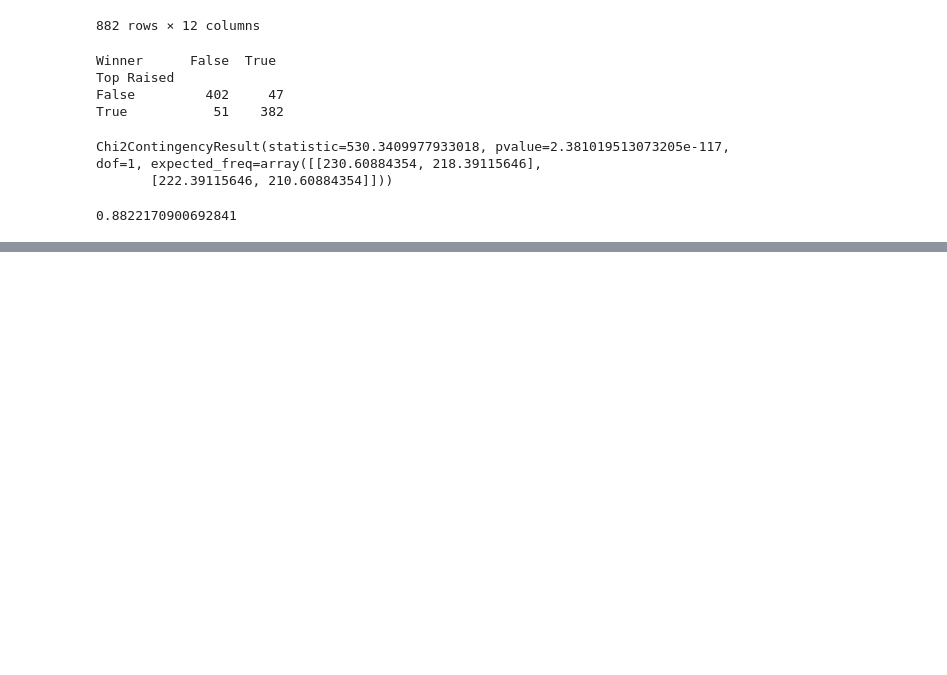
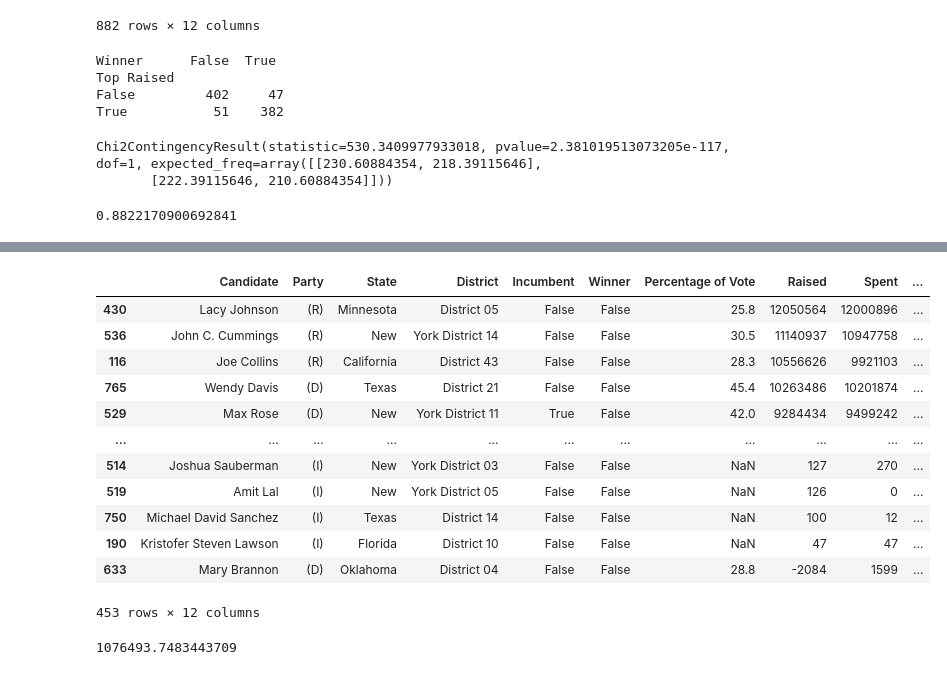
Before and after one commit to KagonDeans/webscraping-open-secrets, a Jupyter notebook: notebooks/MP_HOR_EDA.ipynb, the cells around one changed output, grey strips where cells are left out. Drawn from its saved outputs; the diff is of its cells as text; code cells hidden in the pictures; blank space fills up the shorter version.

```diff
--- a/notebooks/MP_HOR_EDA.ipynb
+++ b/notebooks/MP_HOR_EDA.ipynb
@@ -95,0 +188,23 @@ Chi2ContingencyResult(statistic=530.3409977933018, pvalue=2.381019513073205e-117
+# %%
+#sort loser df by amount raised
+hor_losers = hor_losers.sort_values('Raised', ascending = False)
+hor_losers
+# %% [output]
+|  | Candidate | Party | State | District | Incumbent | Winner | Percentage of Vote | Raised | Spent | ... |
+| 430 | Lacy Johnson | (R) | Minnesota | District 05 | False | False | 25.8 | 12050564 | 12000896 | ... |
+| 536 | John C. Cummings | (R) | New | York District 14 | False | False | 30.5 | 11140937 | 10947758 | ... |
+| 116 | Joe Collins | (R) | California | District 43 | False | False | 28.3 | 10556626 | 9921103 | ... |
+| 765 | Wendy Davis | (D) | Texas | District 21 | False | False | 45.4 | 10263486 | 10201874 | ... |
+| 529 | Max Rose | (D) | New | York District 11 | True | False | 42.0 | 9284434 | 9499242 | ... |
+| ... | ... | ... | ... | ... | ... | ... | ... | ... | ... | ... |
+| 514 | Joshua Sauberman | (I) | New | York District 03 | False | False | NaN | 127 | 270 | ... |
+| 519 | Amit Lal | (I) | New | York District 05 | False | False | NaN | 126 | 0 | ... |
+| 750 | Michael David Sanchez | (I) | Texas | District 14 | False | False | NaN | 100 | 12 | ... |
+| 190 | Kristofer Steven Lawson | (I) | Florida | District 10 | False | False | NaN | 47 | 47 | ... |
+| 633 | Mary Brannon | (D) | Oklahoma | District 04 | False | False | 28.8 | -2084 | 1599 | ... |
+453 rows × 12 columns
+# %%
+# mean raised by losers
+hor_losers['Raised'].mean()
+# %% [output]
+1076493.7483443709
```
Also changed, not shown: parts of 11 cells of this notebook, 2 other files.
